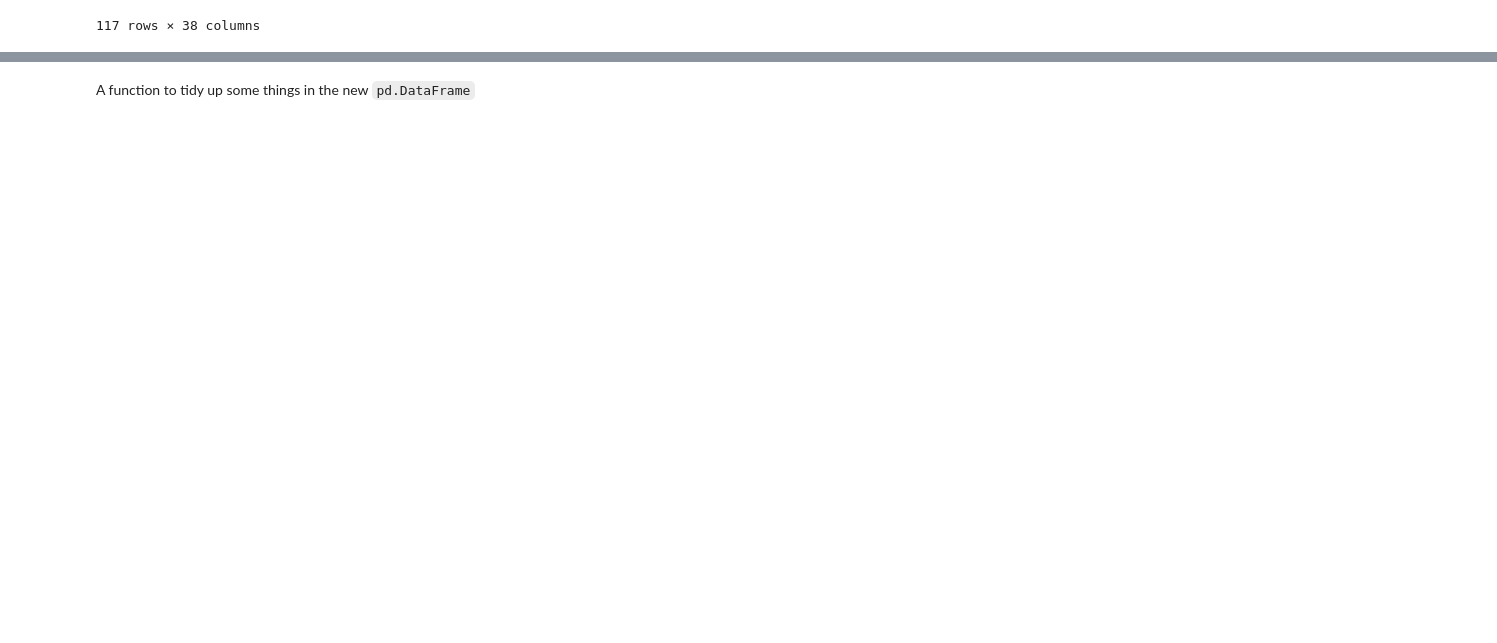
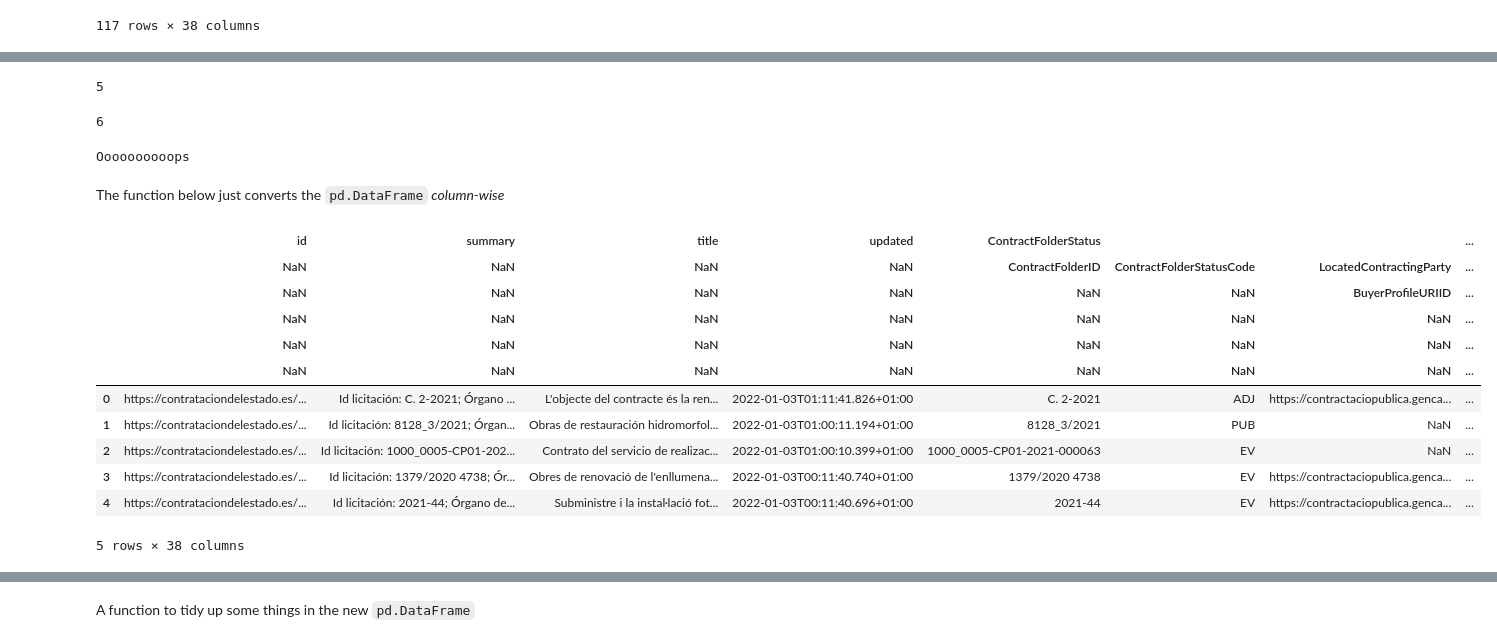
Before and after one commit to manuvazquez/dlsproc, a Jupyter notebook: 10_xml.ipynb, the cells around one changed output, grey strips where cells are left out. Cells and saved outputs as stored; diff of their text form; code cells hidden in the pictures; blank space fills up the shorter version.

```diff
--- a/10_xml.ipynb
+++ b/10_xml.ipynb
@@ -510,0 +538,17 @@ df
+# %%
+flat_series_to_multiindexed_series(entry_to_series(entries[15])).index.nlevels
+# %% [output]
+5
+# %%
+flat_series_to_multiindexed_series(entry_to_series(entries[16])).index.nlevels
+# %% [output]
+6
+# %%
+try:
+    pd.concat([flat_series_to_multiindexed_series(entry_to_series(e)) for e in entries[15:17]], axis=1).T
+except ValueError:
+    print('Oooooooooops')
+# %% [output]
+Oooooooooops
+# %% [markdown]
+The function below just converts the `pd.DataFrame` *column-wise*
@@ -510,0 +588,16 @@ df
+# %%
+hierarchical_df = flat_df_to_multiindexed_df(df)
+hierarchical_df.head()
+# %% [output]
+|  | id | summary | title | updated | ContractFolderStatus |  |  | ... |
+|  | NaN | NaN | NaN | NaN | ContractFolderID | ContractFolderStatusCode | LocatedContractingParty | ... |
+|  | NaN | NaN | NaN | NaN | NaN | NaN | BuyerProfileURIID | ... |
+|  | NaN | NaN | NaN | NaN | NaN | NaN | NaN | ... |
+|  | NaN | NaN | NaN | NaN | NaN | NaN | NaN | ... |
+|  | NaN | NaN | NaN | NaN | NaN | NaN | NaN | ... |
+| 0 | https://contrataciondelestado.es/... | Id licitación: C. 2-2021; Órgano ... | L'objecte del contracte és la ren... | 2022-01-03T01:11:41.826+01:00 | C. 2-2021 | ADJ | https://contractaciopublica.genca... | ... |
+| 1 | https://contrataciondelestado.es/... | Id licitación: 8128_3/2021; Órgan... | Obras de restauración hidromorfol... | 2022-01-03T01:00:11.194+01:00 | 8128_3/2021 | PUB | NaN | ... |
+| 2 | https://contrataciondelestado.es/... | Id licitación: 1000_0005-CP01-202... | Contrato del servicio de realizac... | 2022-01-03T01:00:10.399+01:00 | 1000_0005-CP01-2021-000063 | EV | NaN | ... |
+| 3 | https://contrataciondelestado.es/... | Id licitación: 1379/2020 4738; Ór... | Obres de renovació de l'enllumena... | 2022-01-03T00:11:40.740+01:00 | 1379/2020 4738 | EV | https://contractaciopublica.genca... | ... |
+| 4 | https://contrataciondelestado.es/... | Id licitación: 2021-44; Órgano de... | Subministre i la instal·lació fot... | 2022-01-03T00:11:40.696+01:00 | 2021-44 | EV | https://contractaciopublica.genca... | ... |
+5 rows × 38 columns
```
Also changed, not shown: parts of 37 cells of this notebook, 5 other files.
